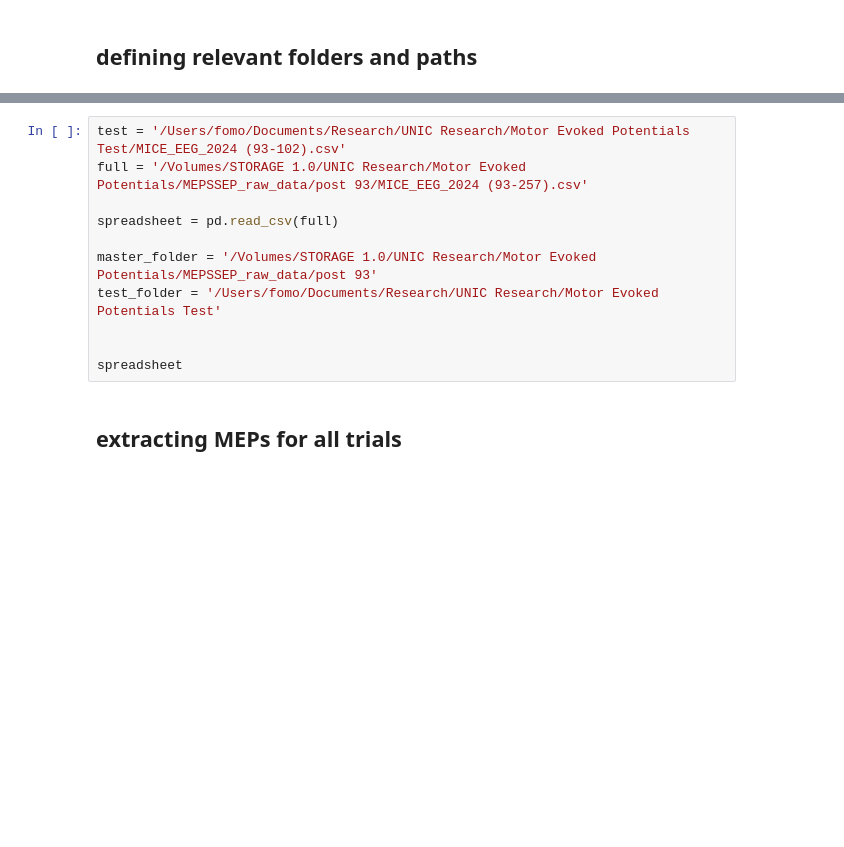
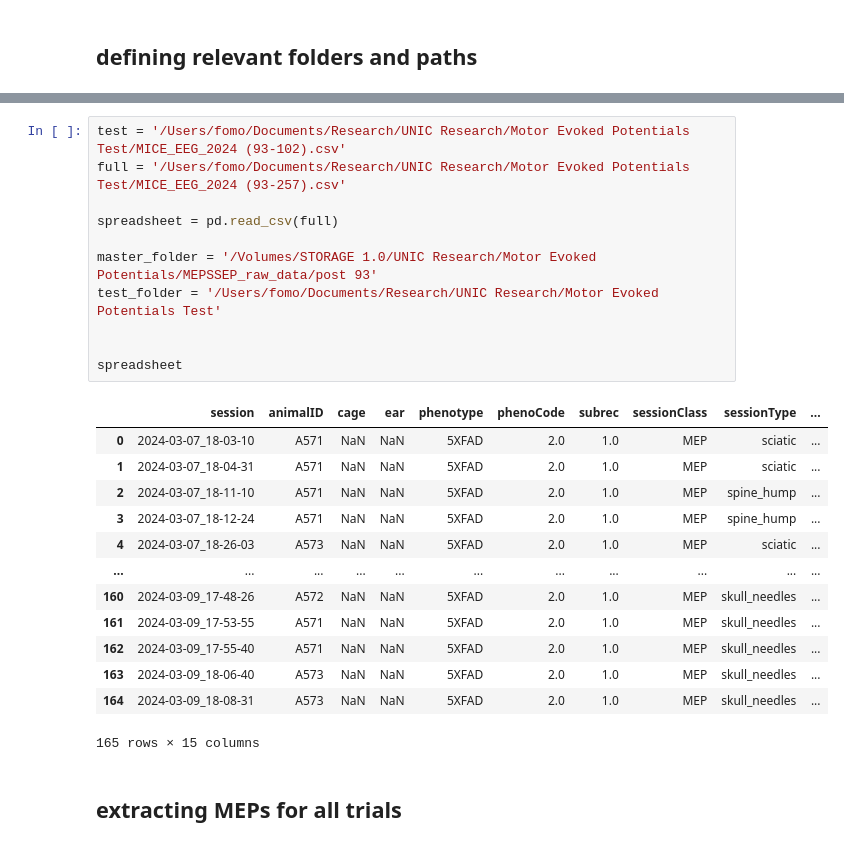
Before and after one commit to raknah/neuroelectrophysiology, a Jupyter notebook: notebooks/simplfied MEP extract.ipynb, the cells around one changed output, grey strips where cells are left out. Cells and saved outputs as stored; diff of their text form; blank space fills up the shorter version.

```diff
--- a/notebooks/simplfied MEP extract.ipynb
+++ b/notebooks/simplfied MEP extract.ipynb
@@ -26,14 +33,28 @@ temp2.to_csv('/Users/fomo/Documents/Research/UNIC Research/Motor Evoked Potentia
 # %%
 test = '/Users/fomo/Documents/Research/UNIC Research/Motor Evoked Potentials Test/MICE_EEG_2024 (93-102).csv'
-full = '/Volumes/STORAGE 1.0/UNIC Research/Motor Evoked Potentials/MEPSSEP_raw_data/post 93/MICE_EEG_2024 (93-257).csv'
+full = '/Users/fomo/Documents/Research/UNIC Research/Motor Evoked Potentials Test/MICE_EEG_2024 (93-257).csv'
 
 spreadsheet = pd.read_csv(full)
 
 master_folder = '/Volumes/STORAGE 1.0/UNIC Research/Motor Evoked Potentials/MEPSSEP_raw_data/post 93'
 test_folder = '/Users/fomo/Documents/Research/UNIC Research/Motor Evoked Potentials Test'
 
 
 spreadsheet
+# %% [output]
+|  | session | animalID | cage | ear | phenotype | phenoCode | subrec | sessionClass | sessionType | ... |
+| 0 | 2024-03-07_18-03-10 | A571 | NaN | NaN | 5XFAD | 2.0 | 1.0 | MEP | sciatic | ... |
+| 1 | 2024-03-07_18-04-31 | A571 | NaN | NaN | 5XFAD | 2.0 | 1.0 | MEP | sciatic | ... |
+| 2 | 2024-03-07_18-11-10 | A571 | NaN | NaN | 5XFAD | 2.0 | 1.0 | MEP | spine_hump | ... |
+| 3 | 2024-03-07_18-12-24 | A571 | NaN | NaN | 5XFAD | 2.0 | 1.0 | MEP | spine_hump | ... |
+| 4 | 2024-03-07_18-26-03 | A573 | NaN | NaN | 5XFAD | 2.0 | 1.0 | MEP | sciatic | ... |
+| ... | ... | ... | ... | ... | ... | ... | ... | ... | ... | ... |
+| 160 | 2024-03-09_17-48-26 | A572 | NaN | NaN | 5XFAD | 2.0 | 1.0 | MEP | skull_needles | ... |
+| 161 | 2024-03-09_17-53-55 | A571 | NaN | NaN | 5XFAD | 2.0 | 1.0 | MEP | skull_needles | ... |
+| 162 | 2024-03-09_17-55-40 | A571 | NaN | NaN | 5XFAD | 2.0 | 1.0 | MEP | skull_needles | ... |
+| 163 | 2024-03-09_18-06-40 | A573 | NaN | NaN | 5XFAD | 2.0 | 1.0 | MEP | skull_needles | ... |
+| 164 | 2024-03-09_18-08-31 | A573 | NaN | NaN | 5XFAD | 2.0 | 1.0 | MEP | skull_needles | ... |
+165 rows × 15 columns
 # %% [markdown]
 ## extracting MEPs for all trials
 # %%
```
Also changed, not shown: parts of 15 cells of this notebook.
